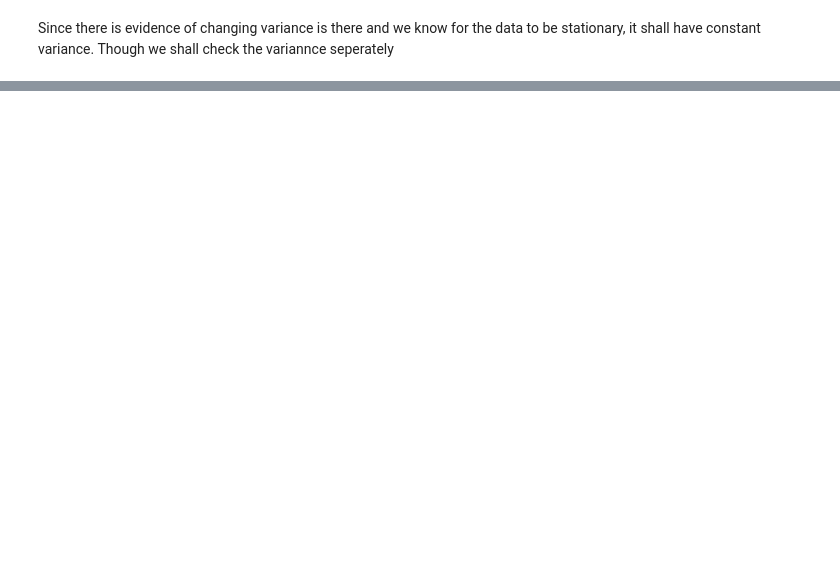
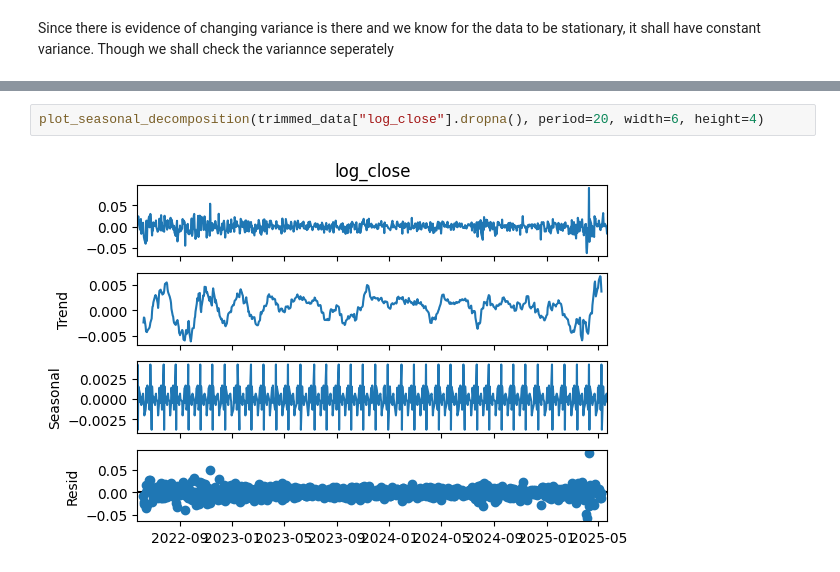
Before and after one commit to injilashah/TSD, a Jupyter notebook: Finance_Analysis.ipynb, the cells around one changed output, grey strips where cells are left out. Cells and saved outputs as stored; diff of their text form; blank space fills up the shorter version.

```diff
--- a/Finance_Analysis.ipynb
+++ b/Finance_Analysis.ipynb
@@ -195,0 +221,4 @@ plt.show()
+# %%
+plot_seasonal_decomposition(trimmed_data["log_close"].dropna(), period=20, width=6, height=4)
+# %% [output]
+[figure, added]
```
Also changed, not shown: parts of 12 cells of this notebook, 1 other file.
